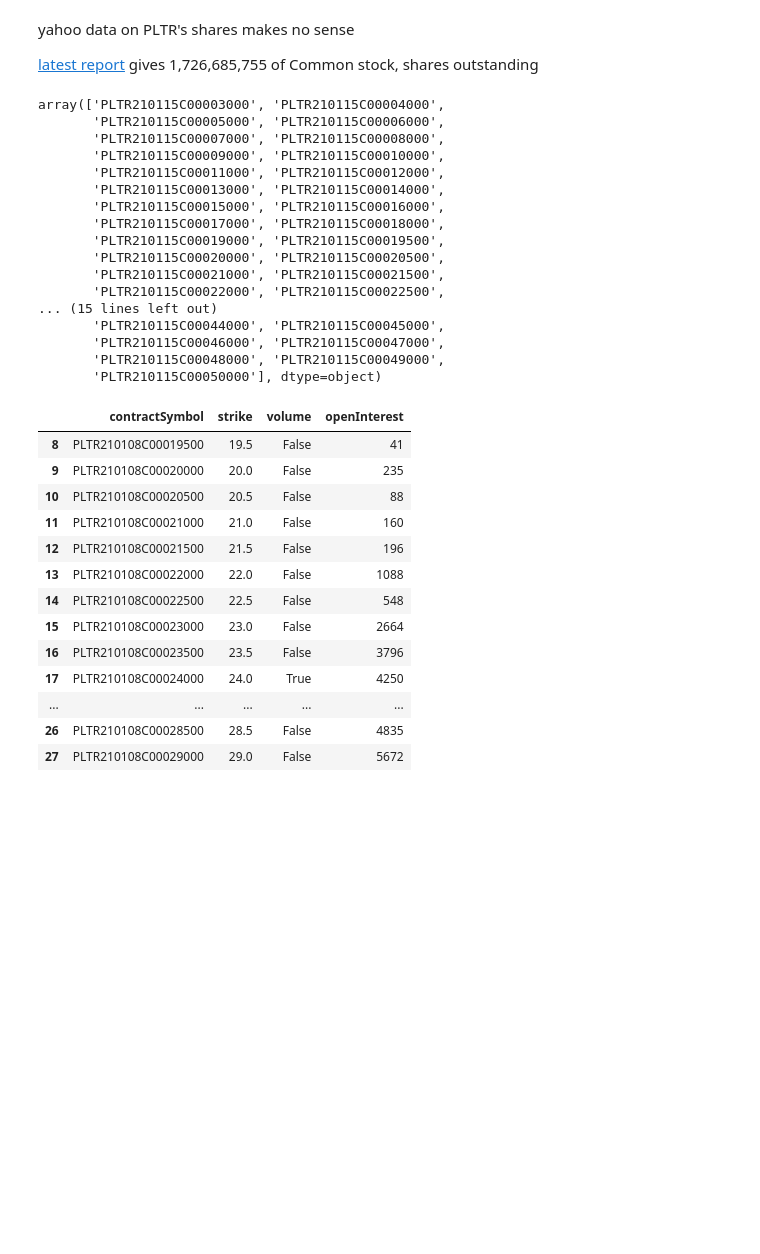
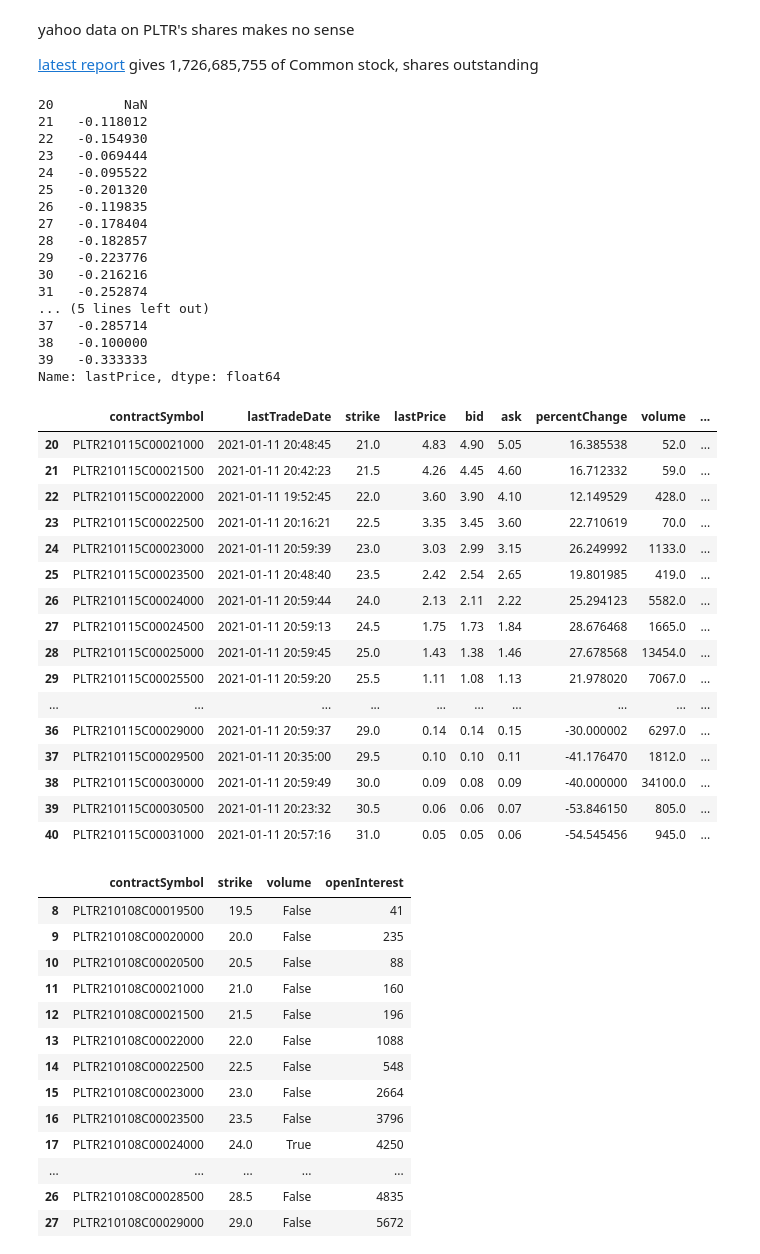
Before and after one commit to ooddaa/tradingAlgos, a Jupyter notebook: PLTR.ipynb, the cells around one changed output. Saved outputs shown, nothing was run; the diff lists cells and outputs as text; code cells hidden in the pictures; blank space fills up the shorter version.

```diff
--- a/PLTR.ipynb
+++ b/PLTR.ipynb
@@ -131,22 +134,44 @@ calls = chain.calls
 # type(chain.calls) # DataFrame
 puts = chain.puts
 
-np.array(calls['contractSymbol'])
+# np.array(calls['volume'])
+# np.array(calls['openInterest'])
+# calls[20:40]['lastPrice'].pct_change()
 # %% [output]
-array(['PLTR210115C00003000', 'PLTR210115C00004000',
-       'PLTR210115C00005000', 'PLTR210115C00006000',
-       'PLTR210115C00007000', 'PLTR210115C00008000',
-       'PLTR210115C00009000', 'PLTR210115C00010000',
-       'PLTR210115C00011000', 'PLTR210115C00012000',
-       'PLTR210115C00013000', 'PLTR210115C00014000',
-       'PLTR210115C00015000', 'PLTR210115C00016000',
-       'PLTR210115C00017000', 'PLTR210115C00018000',
-       'PLTR210115C00019000', 'PLTR210115C00019500',
-       'PLTR210115C00020000', 'PLTR210115C00020500',
-       'PLTR210115C00021000', 'PLTR210115C00021500',
-       'PLTR210115C00022000', 'PLTR210115C00022500',
-... (15 lines left out)
-       'PLTR210115C00044000', 'PLTR210115C00045000',
-       'PLTR210115C00046000', 'PLTR210115C00047000',
-       'PLTR210115C00048000', 'PLTR210115C00049000',
-       'PLTR210115C00050000'], dtype=object)
+20         NaN
+21   -0.118012
+22   -0.154930
+23   -0.069444
+24   -0.095522
+25   -0.201320
+26   -0.119835
+27   -0.178404
+28   -0.182857
+29   -0.223776
+30   -0.216216
+31   -0.252874
+... (5 lines left out)
+37   -0.285714
+38   -0.100000
+39   -0.333333
+Name: lastPrice, dtype: float64
+# %%
+calls.loc[20:40, ~calls.columns.isin(['change'])]
+# %% [output]
+|  | contractSymbol | lastTradeDate | strike | lastPrice | bid | ask | percentChange | volume | ... |
+| 20 | PLTR210115C00021000 | 2021-01-11 20:48:45 | 21.0 | 4.83 | 4.90 | 5.05 | 16.385538 | 52.0 | ... |
+| 21 | PLTR210115C00021500 | 2021-01-11 20:42:23 | 21.5 | 4.26 | 4.45 | 4.60 | 16.712332 | 59.0 | ... |
+| 22 | PLTR210115C00022000 | 2021-01-11 19:52:45 | 22.0 | 3.60 | 3.90 | 4.10 | 12.149529 | 428.0 | ... |
+| 23 | PLTR210115C00022500 | 2021-01-11 20:16:21 | 22.5 | 3.35 | 3.45 | 3.60 | 22.710619 | 70.0 | ... |
+| 24 | PLTR210115C00023000 | 2021-01-11 20:59:39 | 23.0 | 3.03 | 2.99 | 3.15 | 26.249992 | 1133.0 | ... |
+| 25 | PLTR210115C00023500 | 2021-01-11 20:48:40 | 23.5 | 2.42 | 2.54 | 2.65 | 19.801985 | 419.0 | ... |
+| 26 | PLTR210115C00024000 | 2021-01-11 20:59:44 | 24.0 | 2.13 | 2.11 | 2.22 | 25.294123 | 5582.0 | ... |
+| 27 | PLTR210115C00024500 | 2021-01-11 20:59:13 | 24.5 | 1.75 | 1.73 | 1.84 | 28.676468 | 1665.0 | ... |
+| 28 | PLTR210115C00025000 | 2021-01-11 20:59:45 | 25.0 | 1.43 | 1.38 | 1.46 | 27.678568 | 13454.0 | ... |
+| 29 | PLTR210115C00025500 | 2021-01-11 20:59:20 | 25.5 | 1.11 | 1.08 | 1.13 | 21.978020 | 7067.0 | ... |
+| ... | ... | ... | ... | ... | ... | ... | ... | ... | ... |
+| 36 | PLTR210115C00029000 | 2021-01-11 20:59:37 | 29.0 | 0.14 | 0.14 | 0.15 | -30.000002 | 6297.0 | ... |
+| 37 | PLTR210115C00029500 | 2021-01-11 20:35:00 | 29.5 | 0.10 | 0.10 | 0.11 | -41.176470 | 1812.0 | ... |
+| 38 | PLTR210115C00030000 | 2021-01-11 20:59:49 | 30.0 | 0.09 | 0.08 | 0.09 | -40.000000 | 34100.0 | ... |
+| 39 | PLTR210115C00030500 | 2021-01-11 20:23:32 | 30.5 | 0.06 | 0.06 | 0.07 | -53.846150 | 805.0 | ... |
+| 40 | PLTR210115C00031000 | 2021-01-11 20:57:16 | 31.0 | 0.05 | 0.05 | 0.06 | -54.545456 | 945.0 | ... |
```
Also changed, not shown: parts of 3 cells of this notebook, 3 other files.
